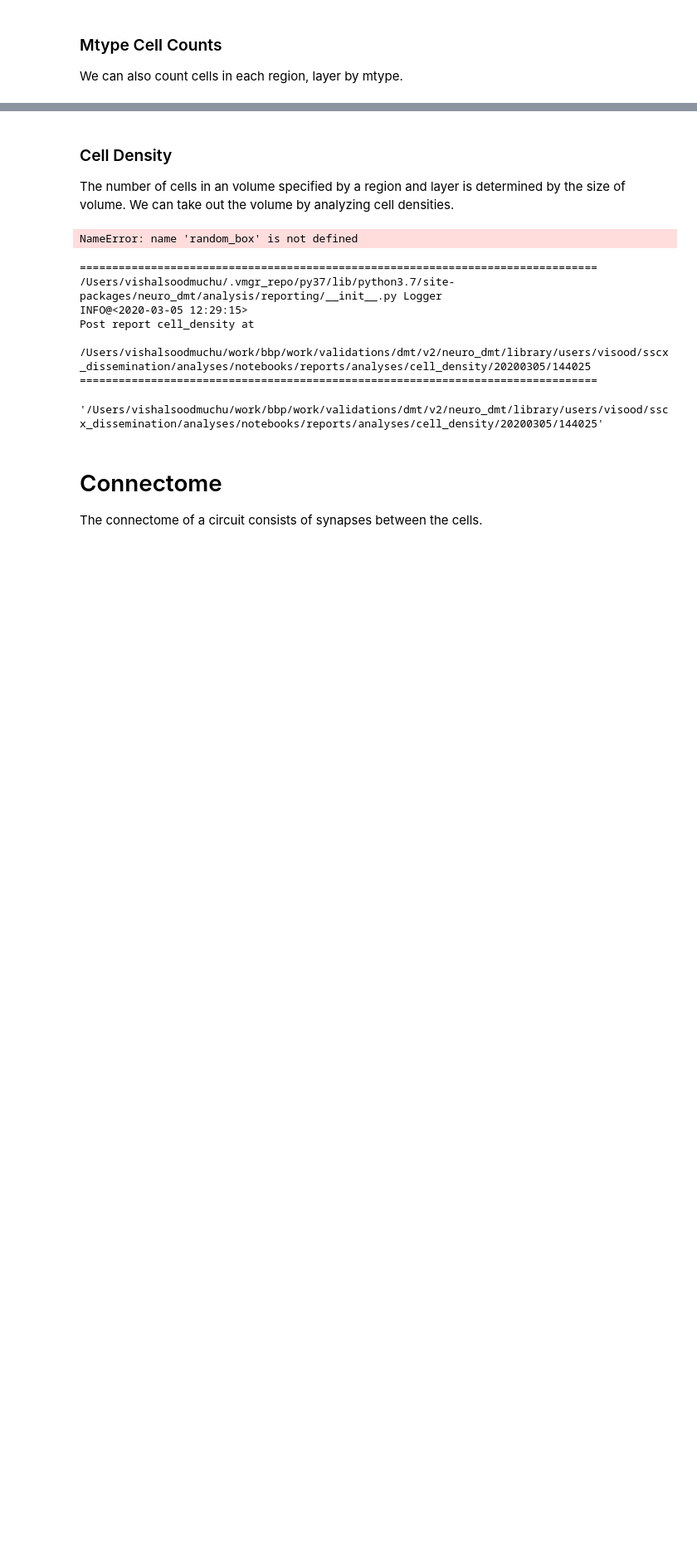
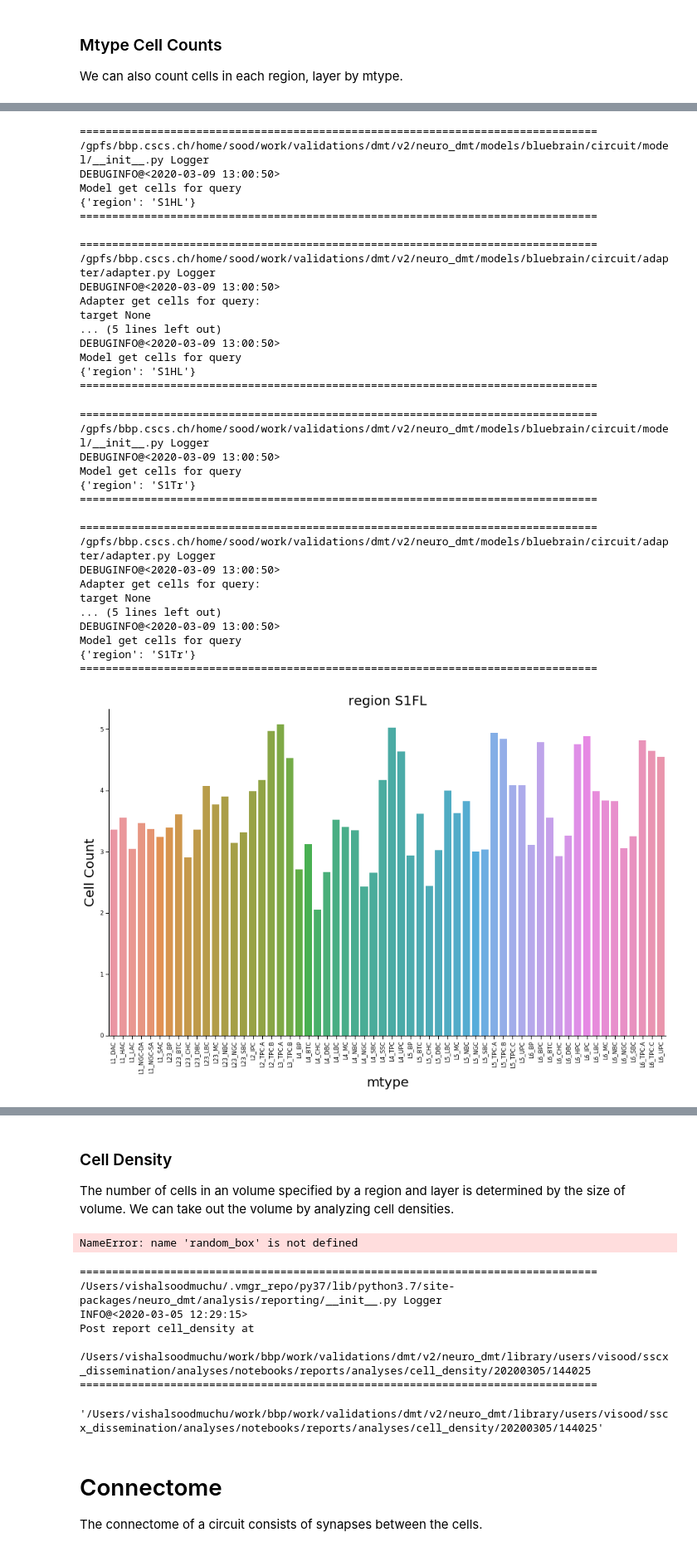
Before and after one commit to BlueBrain/DMT, a Jupyter notebook: v2/neuro_dmt/library/users/visood/sscx_dissemination/analyses/notebooks/sscx-analysis.ipynb, the cells around one changed output, grey strips where cells are left out. Shown at 83% size. Drawn from its saved outputs; the diff is of its cells as text; code cells hidden in the pictures; blank space fills up the shorter version.

Commit message:
define PathwayMeasurement targets as callables
Callables on adapter, model...

```diff
--- a/v2/neuro_dmt/library/users/visood/sscx_dissemination/analyses/notebooks/sscx-analysis.ipynb
+++ b/v2/neuro_dmt/library/users/visood/sscx_dissemination/analyses/notebooks/sscx-analysis.ipynb
@@ -45,6 +45,6 @@ spec.field_dict
  'sample_size': 100,
  'size_roi': array([50., 50., 50.])}
 # %%
-#circuit_model = sscxdiss.circuit(sscxdiss.variations.mock)
-circuit_model = sscxdiss.circuit(sscxdiss.variations.biom)
+circuit_model = sscxdiss.circuit(sscxdiss.variations.mock)
+#circuit_model = sscxdiss.circuit(sscxdiss.variations.biom)
 adapter = sscxdiss.adapter
@@ -608,6 +598,7 @@ def measurement_mtype_cell_count_using_sampling(
 def measurement_mtype_cell_count_exhaustive(
         adapter, circuit_model,
         sampling_methodology=None,
+        logscale=True,
         **query):
     """
     ...
@@ -615,7 +606,7 @@ def measurement_mtype_cell_count_exhaustive(
     cells =\
         adapter.get_cells(circuit_model, **query)
     return\
-        cells.groupby("mtype").agg("size")
+        cells.groupby("mtype").agg("size").apply(lambda s: np.log10(s + 1))
 
 analysis_mtype_cell_count =\
     BrainCircuitAnalysis(
@@ -630,7 +621,9 @@ analysis_mtype_cell_count =\
         the measured sample contained $sample_size boxes.
         """,
         AdapterInterface=CompositionAdapterInterface,
-        measurement_parameters=Parameters(get_regions_and_layers),
+        measurement_parameters=Parameters(
+            get_regions_and_layers,
+            labels=["region", "layer"]),
         sample_measurement=measurement_mtype_cell_count_exhaustive,
         sample_size=1,
         sampling_methodology=terminology.sampling_methodology.exhaustive,
@@ -640,7 +633,7 @@ analysis_mtype_cell_count =\
             plotter=Bars(xvar="region",
                          xlabel="Region",
                          yvar="mtype_cell_count",
-                         ylabel="Cell Count",
+                         ylabel="Log Cell Count",
                          gvar="layer")),
         report=CircuitAnalysisReport)
 # %%
@@ -656,0 +874,30 @@ KeyError: <neuro_dmt.models.bluebrain.circuit.adapter.adapter.BlueBrainCircuitAd
+# %%
+analysis_regional_mtype_cell_count =\
+    BrainCircuitAnalysis(
+        phenomenon=phenomenon["mtype_cell_count"],
+        introduction="""
+        Number of cells in each of the populated sub-regions are analyzed.
+        """,
+        methods="""
+        Cells were counted in randomly sampled cubic boxes of side $size_roi.
+        Each sampled box was conditioned to lie in the spatial location
+        specified by brain-region and layer queried. For each spatial query,
+        the measured sample contained $sample_size boxes.
+        """,
+        AdapterInterface=CompositionAdapterInterface,
+        measurement_parameters=Parameters(get_regions, labels=["region"]),
+        sample_measurement=measurement_mtype_cell_count_exhaustive,
+        sample_size=1,
+        sampling_methodology=terminology.sampling_methodology.exhaustive,
+        measurement_collection=measurement.collection.series_type,
+        plotter=MultiPlot(
+            mvar="region",
+            plotter=Bars(xvar="mtype",
+                     xlabel="mtype",
+                     yvar="mtype_cell_count",
+                     ylabel="Cell Count")),
+        report=CircuitAnalysisReport)
+# %%
+report_regional_mtype_cell_counts =\
+    analysis_regional_mtype_cell_count(circuit_model, adapter)
+# %% [output]
@@ -656,0 +938,35 @@ KeyError: <neuro_dmt.models.bluebrain.circuit.adapter.adapter.BlueBrainCircuitAd
+================================================================================
+/gpfs/bbp.cscs.ch/home/sood/work/validations/dmt/v2/neuro_dmt/models/bluebrain/circuit/model/__init__.py Logger
+DEBUGINFO@<2020-03-09 13:00:50>
+Model get cells for query
+{'region': 'S1HL'}
+================================================================================
+
+================================================================================
+/gpfs/bbp.cscs.ch/home/sood/work/validations/dmt/v2/neuro_dmt/models/bluebrain/circuit/adapter/adapter.py Logger
+DEBUGINFO@<2020-03-09 13:00:50>
+Adapter get cells for query:
+target None
+... (5 lines left out)
+DEBUGINFO@<2020-03-09 13:00:50>
+Model get cells for query
+{'region': 'S1HL'}
+================================================================================
+================================================================================
+/gpfs/bbp.cscs.ch/home/sood/work/validations/dmt/v2/neuro_dmt/models/bluebrain/circuit/model/__init__.py Logger
+DEBUGINFO@<2020-03-09 13:00:50>
+Model get cells for query
+{'region': 'S1Tr'}
+================================================================================
+
+================================================================================
+/gpfs/bbp.cscs.ch/home/sood/work/validations/dmt/v2/neuro_dmt/models/bluebrain/circuit/adapter/adapter.py Logger
+DEBUGINFO@<2020-03-09 13:00:50>
+Adapter get cells for query:
+target None
+... (5 lines left out)
+DEBUGINFO@<2020-03-09 13:00:50>
+Model get cells for query
+{'region': 'S1Tr'}
+================================================================================
+[figure, added]
```
Also changed, not shown: parts of 46 cells of this notebook, 1 other file.
